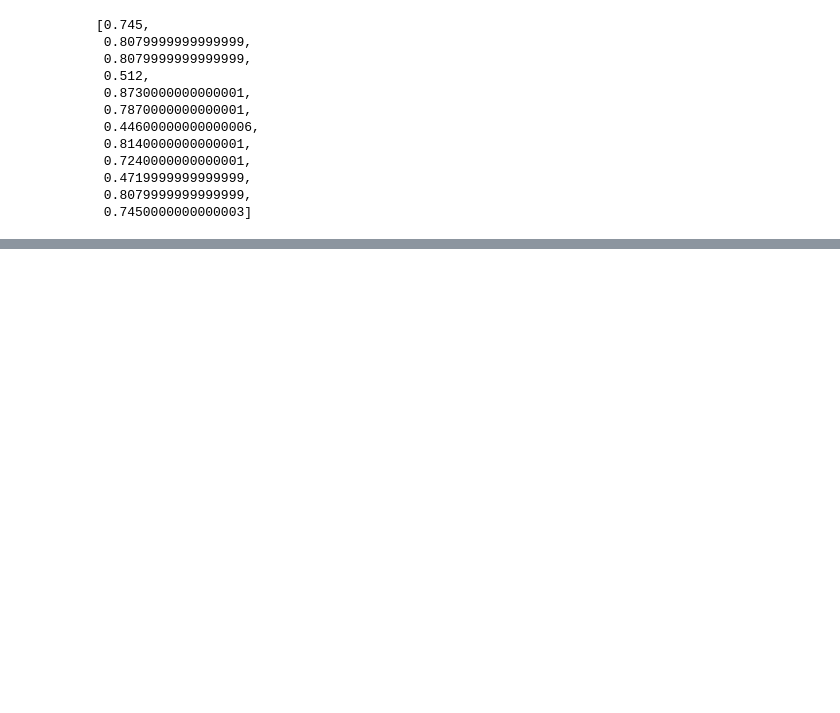
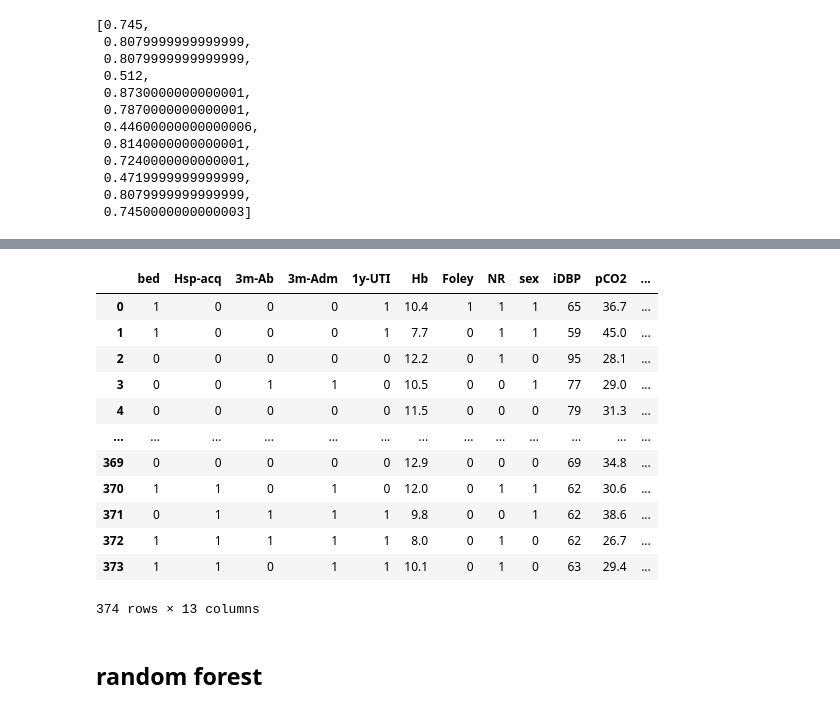
Before and after one commit to bub3690/22-1_multivariate, a Jupyter notebook: final_project/Classification-Statistics.ipynb, the cells around one changed output, grey strips where cells are left out. Saved outputs shown, nothing was run; the diff lists cells and outputs as text; code cells hidden in the pictures; blank space fills up the shorter version.

```diff
--- a/final_project/Classification-Statistics.ipynb
+++ b/final_project/Classification-Statistics.ipynb
@@ -1059,0 +1113,4 @@ stat_specificty
+# %%
+common_col = ['bed','Hsp-acq','3m-Ab','3m-Adm','1y-UTI','Hb','Foley','NR','sex','iDBP','pCO2','Plt','PPIantacid']
+x_train_common = x_train.copy()
+x_train_common = x_train_common[common_col]
@@ -1059,0 +1120,18 @@ stat_specificty
+# %%
+x_train_common
+# %% [output]
+|  | bed | Hsp-acq | 3m-Ab | 3m-Adm | 1y-UTI | Hb | Foley | NR | sex | iDBP | pCO2 | ... |
+| 0 | 1 | 0 | 0 | 0 | 1 | 10.4 | 1 | 1 | 1 | 65 | 36.7 | ... |
+| 1 | 1 | 0 | 0 | 0 | 1 | 7.7 | 0 | 1 | 1 | 59 | 45.0 | ... |
+| 2 | 0 | 0 | 0 | 0 | 0 | 12.2 | 0 | 1 | 0 | 95 | 28.1 | ... |
+| 3 | 0 | 0 | 1 | 1 | 0 | 10.5 | 0 | 0 | 1 | 77 | 29.0 | ... |
+| 4 | 0 | 0 | 0 | 0 | 0 | 11.5 | 0 | 0 | 0 | 79 | 31.3 | ... |
+| ... | ... | ... | ... | ... | ... | ... | ... | ... | ... | ... | ... | ... |
+| 369 | 0 | 0 | 0 | 0 | 0 | 12.9 | 0 | 0 | 0 | 69 | 34.8 | ... |
+| 370 | 1 | 1 | 0 | 1 | 0 | 12.0 | 0 | 1 | 1 | 62 | 30.6 | ... |
+| 371 | 0 | 1 | 1 | 1 | 1 | 9.8 | 0 | 0 | 1 | 62 | 38.6 | ... |
+| 372 | 1 | 1 | 1 | 1 | 1 | 8.0 | 0 | 1 | 0 | 62 | 26.7 | ... |
+| 373 | 1 | 1 | 0 | 1 | 1 | 10.1 | 0 | 1 | 0 | 63 | 29.4 | ... |
+374 rows × 13 columns
+# %% [markdown]
+## random forest
```
Also changed, not shown: parts of 29 cells of this notebook, 2 other files.
